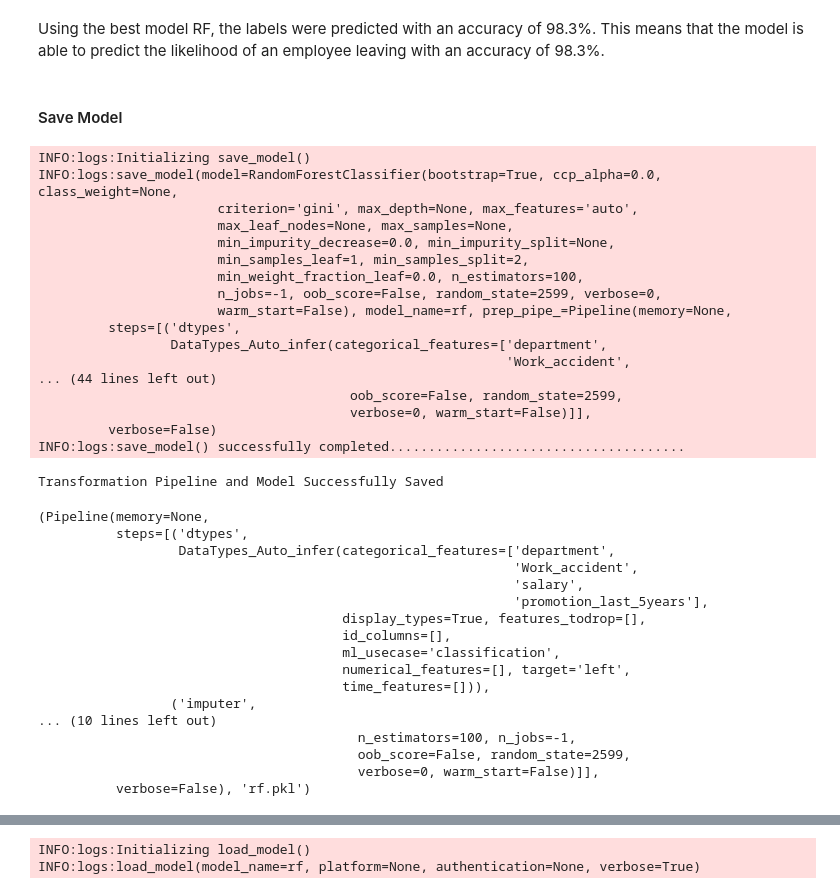
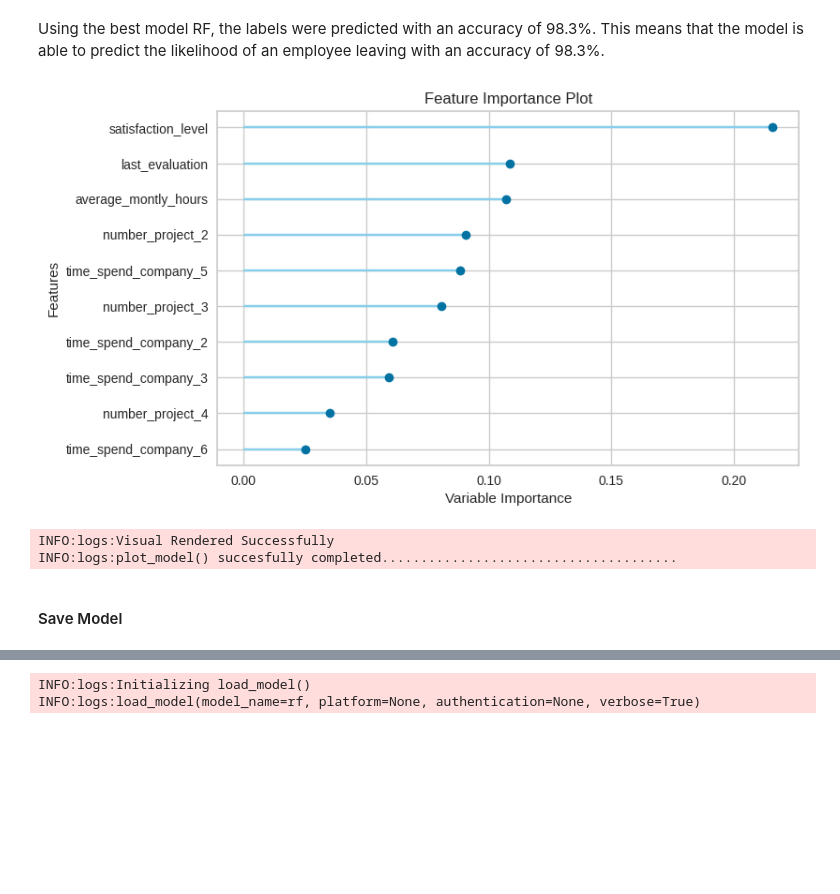
Before and after one commit to VivianKingasia/Employee-Turnover-Project, a Jupyter notebook: Employee Turnover Prediction Model.ipynb, the cells around one changed output, grey strips where cells are left out. Drawn from its saved outputs; the diff is of its cells as text; code cells hidden in the pictures; blank space fills up the shorter version.

Commit message:
Employee Turnover Prediction Model

```diff
--- a/Employee Turnover Prediction Model.ipynb
+++ b/Employee Turnover Prediction Model.ipynb
@@ -541,43 +533,15 @@ INFO:logs:Preparing display monitor
 3598 rows × 35 columns
 # %% [markdown]
 Using the best model RF, the labels were predicted with an accuracy of 98.3%. This means that the model is able to predict the likelihood of an employee leaving with an accuracy of 98.3%.
+# %%
+# check feature importance
+
+plot_model(best_models, plot = 'feature')
+# check feature importance
+plot_model(best, plot = 'feature')
+# %% [output]
+[figure, added]
+INFO:logs:Visual Rendered Successfully
+INFO:logs:plot_model() succesfully completed......................................
 # %% [markdown]
 #### Save Model
-# %%
-save_model(best_models, model_name='rf')
-# %% [output]
-INFO:logs:Initializing save_model()
-INFO:logs:save_model(model=RandomForestClassifier(bootstrap=True, ccp_alpha=0.0, class_weight=None,
-                       criterion='gini', max_depth=None, max_features='auto',
-                       max_leaf_nodes=None, max_samples=None,
-                       min_impurity_decrease=0.0, min_impurity_split=None,
-                       min_samples_leaf=1, min_samples_split=2,
-                       min_weight_fraction_leaf=0.0, n_estimators=100,
-                       n_jobs=-1, oob_score=False, random_state=2599, verbose=0,
-                       warm_start=False), model_name=rf, prep_pipe_=Pipeline(memory=None,
-         steps=[('dtypes',
-                 DataTypes_Auto_infer(categorical_features=['department',
-                                                            'Work_accident',
-... (44 lines left out)
-                                        oob_score=False, random_state=2599,
-                                        verbose=0, warm_start=False)]],
-         verbose=False)
-INFO:logs:save_model() successfully completed......................................
-Transformation Pipeline and Model Successfully Saved
-(Pipeline(memory=None,
-          steps=[('dtypes',
-                  DataTypes_Auto_infer(categorical_features=['department',
-                                                             'Work_accident',
-                                                             'salary',
-                                                             'promotion_last_5years'],
-                                       display_types=True, features_todrop=[],
-                                       id_columns=[],
-                                       ml_usecase='classification',
-                                       numerical_features=[], target='left',
-                                       time_features=[])),
-                 ('imputer',
-... (10 lines left out)
-                                         n_estimators=100, n_jobs=-1,
-                                         oob_score=False, random_state=2599,
-                                         verbose=0, warm_start=False)]],
-          verbose=False), 'rf.pkl')
```
Also changed, not shown: parts of 7 cells of this notebook.
